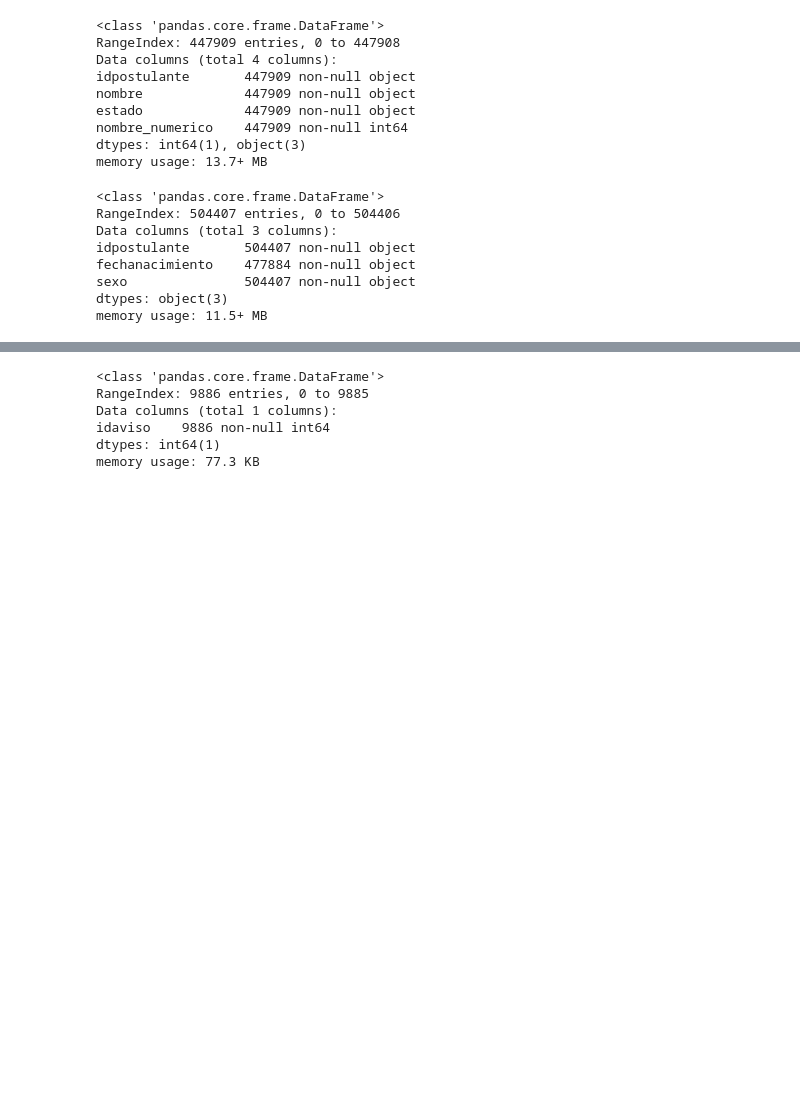
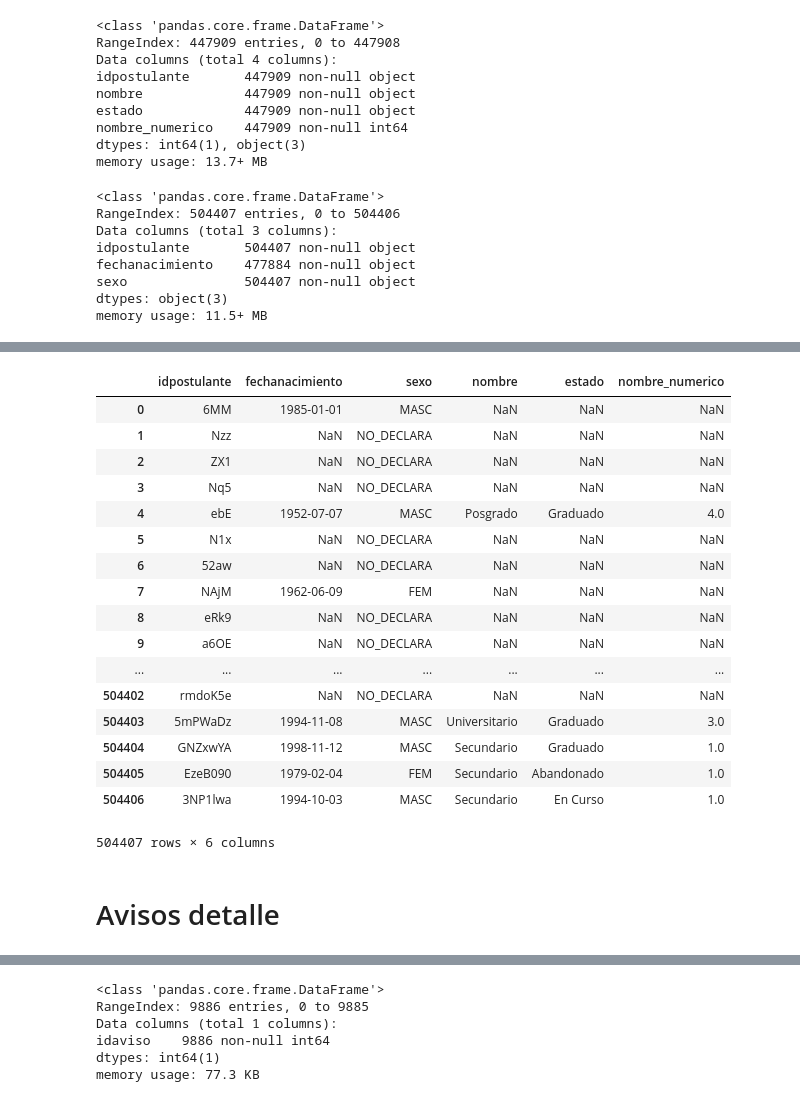
Before and after one commit to lucioll/NaventDatosTP, a Jupyter notebook: Machine Learning-Lucio.ipynb, the cells around one changed output, grey strips where cells are left out. Cells and saved outputs as stored; diff of their text form; code cells hidden in the pictures; blank space fills up the shorter version.

```diff
--- a/Machine Learning-Lucio.ipynb
+++ b/Machine Learning-Lucio.ipynb
@@ -42,0 +128,2 @@ memory usage: 190.2+ MB
+# %%
+postulantes_en_postulaciones = postulaciones.drop_duplicates(subset='idpostulante', keep='first')
@@ -42,0 +141,2 @@ memory usage: 190.2+ MB
+# %%
+postulantes_en_postulaciones.drop(['idaviso','fechapostulacion'],inplace=True,axis=1)
@@ -67,3 +172,6 @@ fechanacimiento    477884 non-null object
 sexo               504407 non-null object
 dtypes: object(3)
 memory usage: 11.5+ MB
+# %%
+#Hago un merge de educacion y genero-edad
+postulantes_merge = pd.merge(postulantes_genero_edad,postulantes_educacion,how='left',on='idpostulante')
@@ -69,0 +192,26 @@ memory usage: 11.5+ MB
+# %%
+#Agrego postulantes que no esten en el merge anterior
+postulantes_merge2 = pd.merge(postulantes_merge,postulantes_en_postulaciones,how='outer')
+# %%
+postulantes_merge2.drop_duplicates()
+# %% [output]
+|  | idpostulante | fechanacimiento | sexo | nombre | estado | nombre_numerico |
+| 0 | 6MM | 1985-01-01 | MASC | NaN | NaN | NaN |
+| 1 | Nzz | NaN | NO_DECLARA | NaN | NaN | NaN |
+| 2 | ZX1 | NaN | NO_DECLARA | NaN | NaN | NaN |
+| 3 | Nq5 | NaN | NO_DECLARA | NaN | NaN | NaN |
+| 4 | ebE | 1952-07-07 | MASC | Posgrado | Graduado | 4.0 |
+| 5 | N1x | NaN | NO_DECLARA | NaN | NaN | NaN |
+| 6 | 52aw | NaN | NO_DECLARA | NaN | NaN | NaN |
+| 7 | NAjM | 1962-06-09 | FEM | NaN | NaN | NaN |
+| 8 | eRk9 | NaN | NO_DECLARA | NaN | NaN | NaN |
+| 9 | a6OE | NaN | NO_DECLARA | NaN | NaN | NaN |
+| ... | ... | ... | ... | ... | ... | ... |
+| 504402 | rmdoK5e | NaN | NO_DECLARA | NaN | NaN | NaN |
+| 504403 | 5mPWaDz | 1994-11-08 | MASC | Universitario | Graduado | 3.0 |
+| 504404 | GNZxwYA | 1998-11-12 | MASC | Secundario | Graduado | 1.0 |
+| 504405 | EzeB090 | 1979-02-04 | FEM | Secundario | Abandonado | 1.0 |
+| 504406 | 3NP1lwa | 1994-10-03 | MASC | Secundario | En Curso | 1.0 |
+504407 rows × 6 columns
+# %% [markdown]
+# Avisos detalle
```
Also changed, not shown: parts of 40 cells of this notebook, 2 other files.
